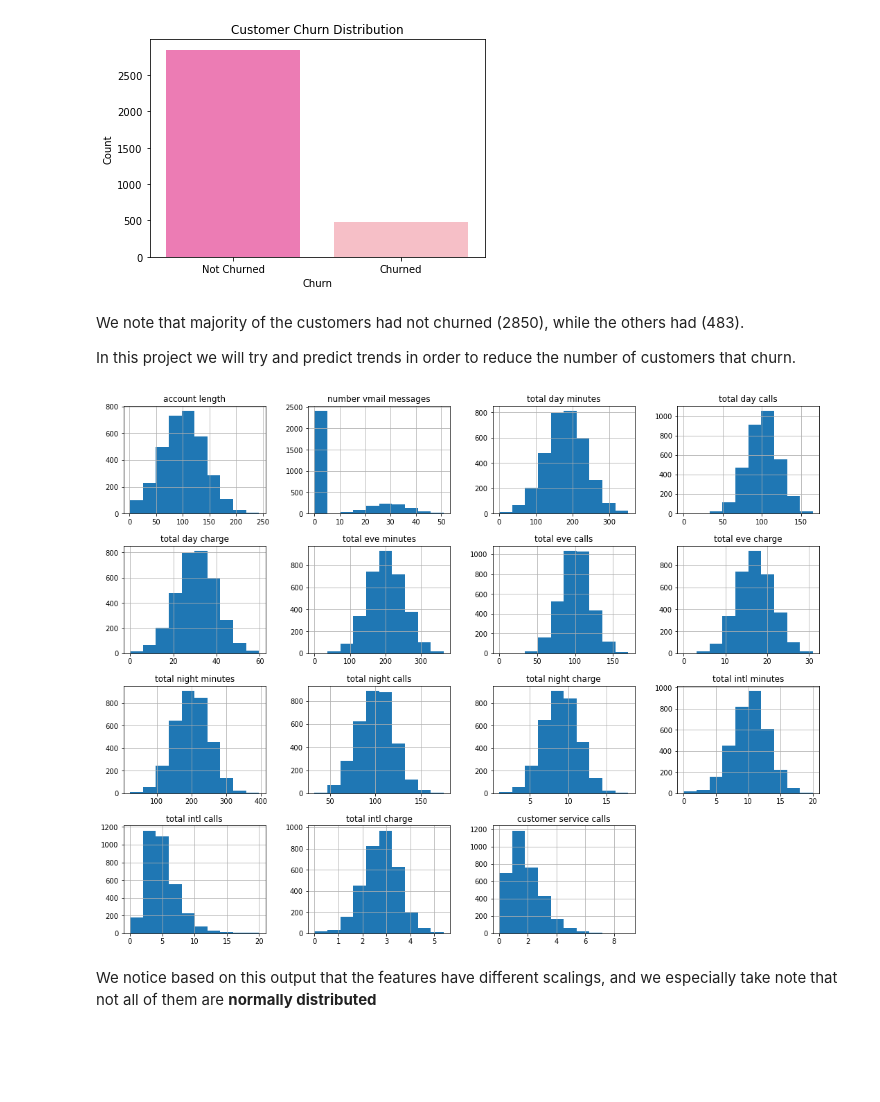
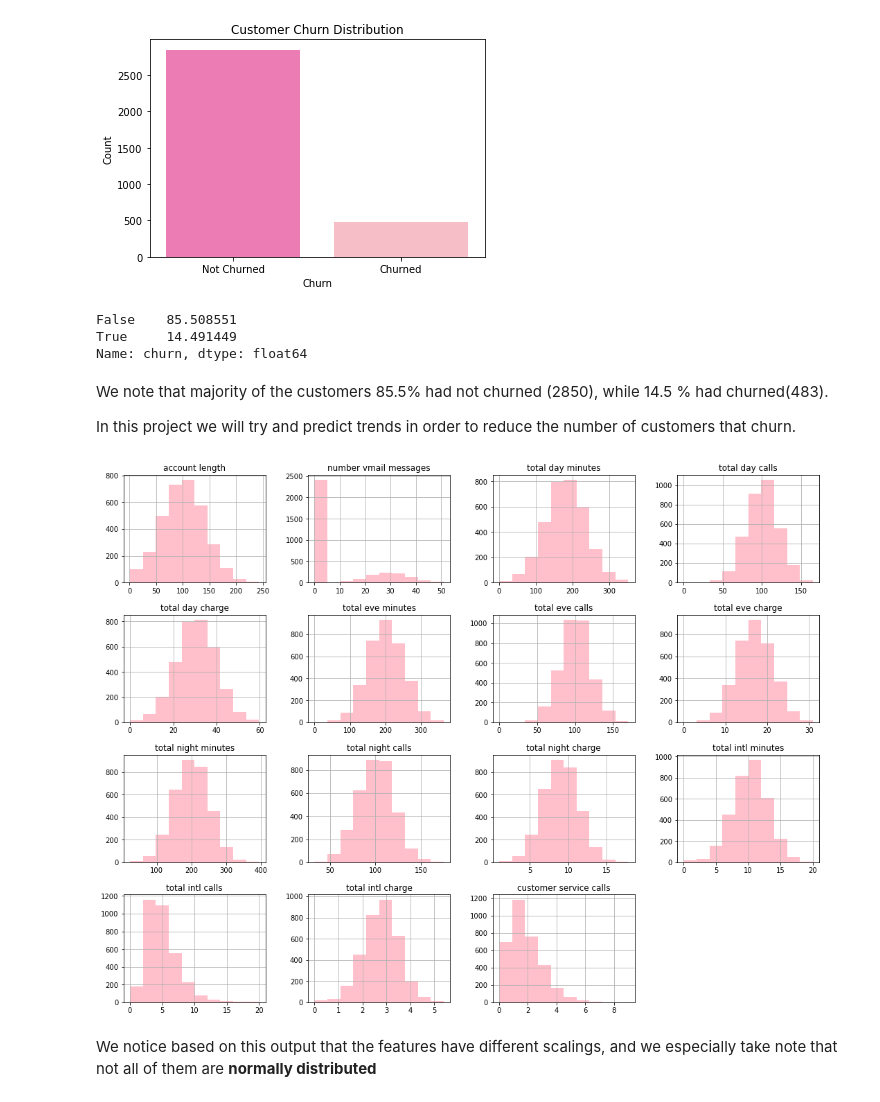
Before and after one commit to stellacherotich/Customer-Churn-Prediction, a Jupyter notebook: SyriaTel.ipynb, the cells around one changed output. Cells and saved outputs as stored; diff of their text form; code cells hidden in the pictures; blank space fills up the shorter version.

```diff
--- a/SyriaTel.ipynb
+++ b/SyriaTel.ipynb
@@ -173,5 +179,12 @@ plt.show()
+# %%
+churn_percentages = calculate_percentage(df["churn"])
+print(churn_percentages)
+# %% [output]
+False    85.508551
+True     14.491449
+Name: churn, dtype: float64
 # %% [markdown]
-We note that majority of the customers had not churned (2850), while the others had (483).
+We note that majority of the customers 85.5% had not churned (2850), while 14.5 % had churned(483).
 
 
 
@@ -179,9 +192,9 @@ In this project we will try and predict trends in order to reduce the number of
 # %%
 # The Distribution of Features
 
-df.drop(columns='churn').hist(figsize=(18,14));
+df.drop(columns='churn').hist(figsize=(18, 14), color="pink");
 # %% [output]
-[figure, old version]
+[figure, new version]
 # %% [markdown]
 We notice based on this output that the features have different scalings, and we especially take note that not all of them are <b> normally distributed </b>
 # %%
```
Also changed, not shown: parts of 14 cells of this notebook, 1 other file.
